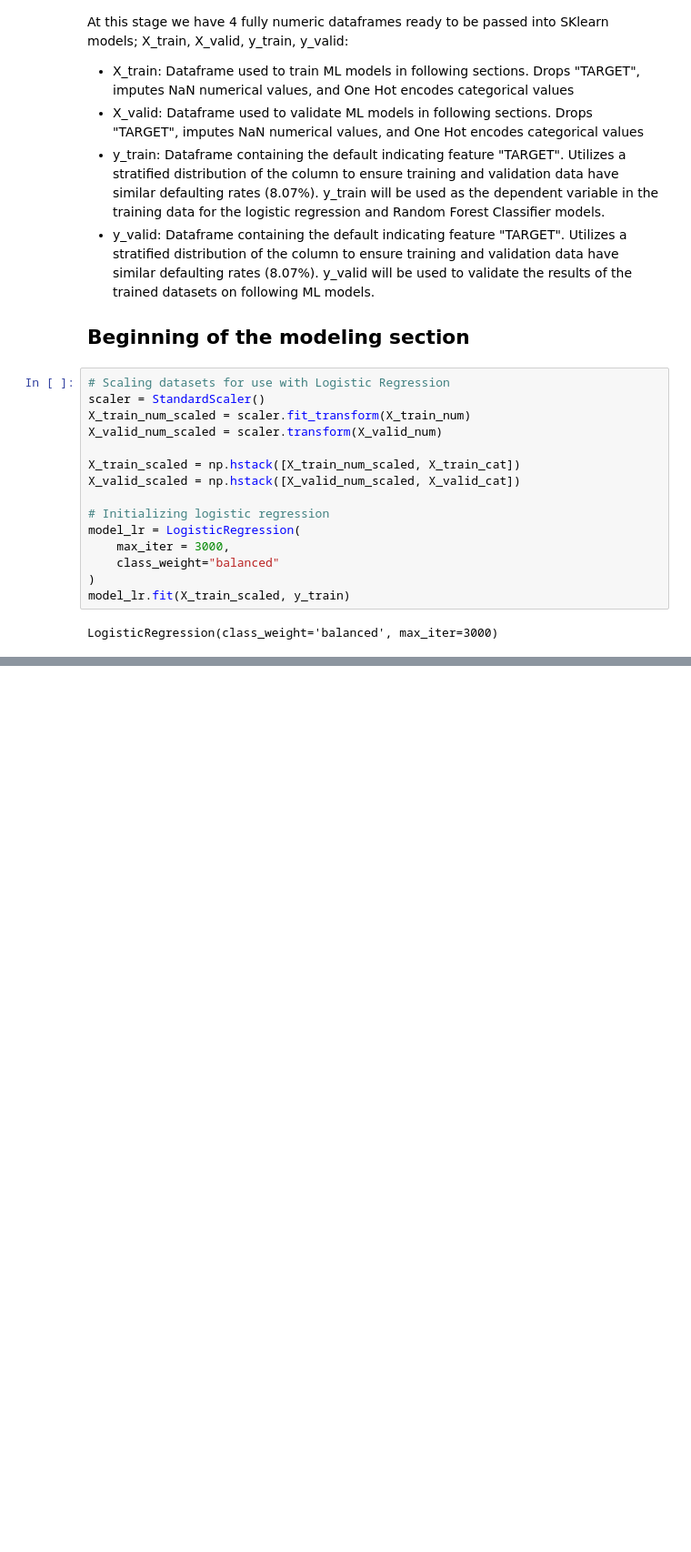
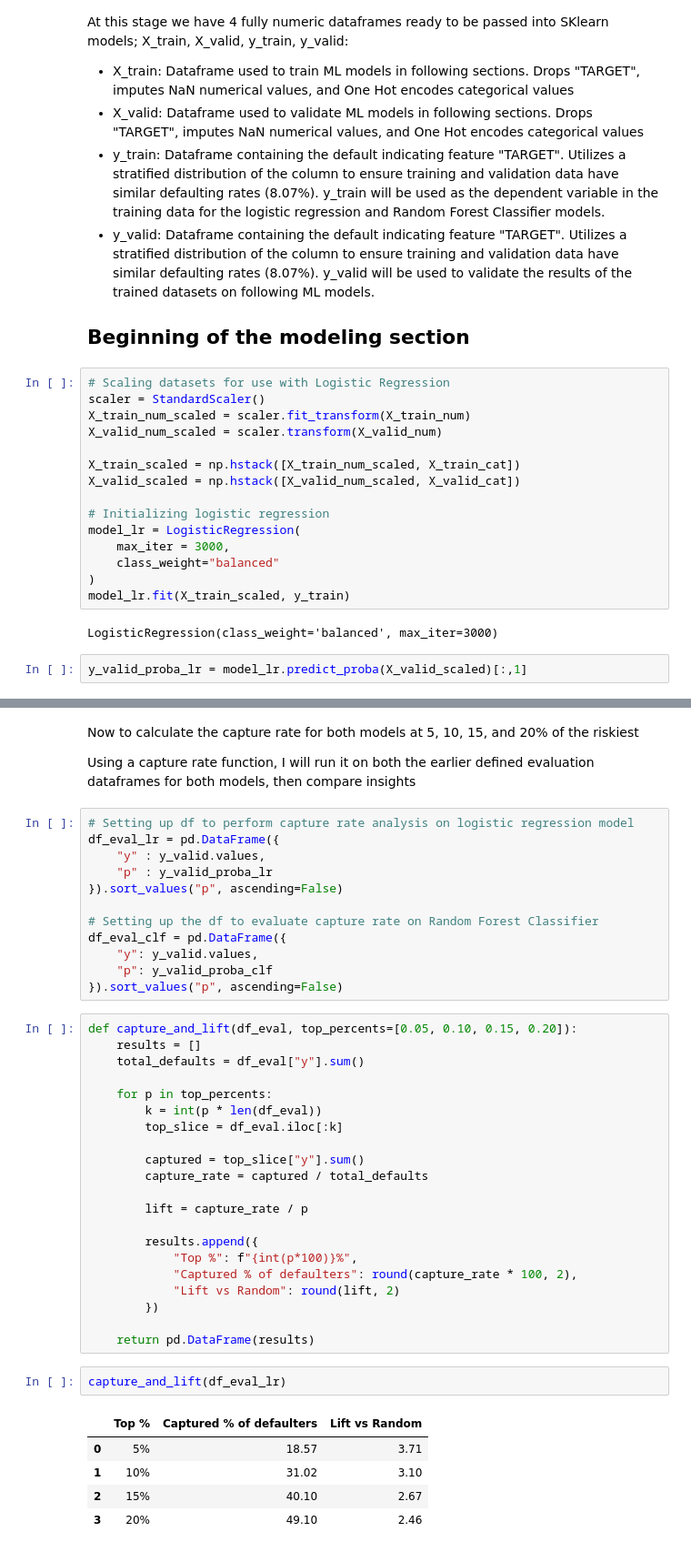
Before and after one commit to ehnidaWGU/D502-WGU-Capstone, a Jupyter notebook: notebooks/baseline_modeling_03.ipynb, the cells around one changed output, grey strips where cells are left out. Shown at 91% size. Saved outputs shown, nothing was run; the diff lists cells and outputs as text; blank space fills up the shorter version.

```diff
--- a/notebooks/baseline_modeling_03.ipynb
+++ b/notebooks/baseline_modeling_03.ipynb
@@ -124,3 +125,4 @@ model_lr.fit(X_train_scaled, y_train)
 # %% [output]
 LogisticRegression(class_weight='balanced', max_iter=3000)
 # %%
+y_valid_proba_lr = model_lr.predict_proba(X_valid_scaled)[:,1]
@@ -143,0 +367,45 @@ array([[0.52285595, 0.47714405],
+# %% [markdown]
+Now to calculate the capture rate for both models at 5, 10, 15, and 20% of the riskiest
+
+Using a capture rate function, I will run it on both the earlier defined evaluation dataframes for both models, then compare insights
+# %%
+# Setting up df to perform capture rate analysis on logistic regression model
+df_eval_lr = pd.DataFrame({
+    "y" : y_valid.values,
+    "p" : y_valid_proba_lr
+}).sort_values("p", ascending=False)
+
+# Setting up the df to evaluate capture rate on Random Forest Classifier
+df_eval_clf = pd.DataFrame({
+    "y": y_valid.values,
+    "p": y_valid_proba_clf
+}).sort_values("p", ascending=False)
+# %%
+def capture_and_lift(df_eval, top_percents=[0.05, 0.10, 0.15, 0.20]):
+    results = []
+    total_defaults = df_eval["y"].sum()
+
+    for p in top_percents:
+        k = int(p * len(df_eval))
+        top_slice = df_eval.iloc[:k]
+
+        captured = top_slice["y"].sum()
+        capture_rate = captured / total_defaults
+
+        lift = capture_rate / p
+
+        results.append({
+            "Top %": f"{int(p*100)}%",
+            "Captured % of defaulters": round(capture_rate * 100, 2),
+            "Lift vs Random": round(lift, 2)
+        })
+
+    return pd.DataFrame(results)
+# %%
+capture_and_lift(df_eval_lr)
+# %% [output]
+|  | Top % | Captured % of defaulters | Lift vs Random |
+| 0 | 5% | 18.57 | 3.71 |
+| 1 | 10% | 31.02 | 3.10 |
+| 2 | 15% | 40.10 | 2.67 |
+| 3 | 20% | 49.10 | 2.46 |
```
Also changed, not shown: parts of 25 cells of this notebook.
